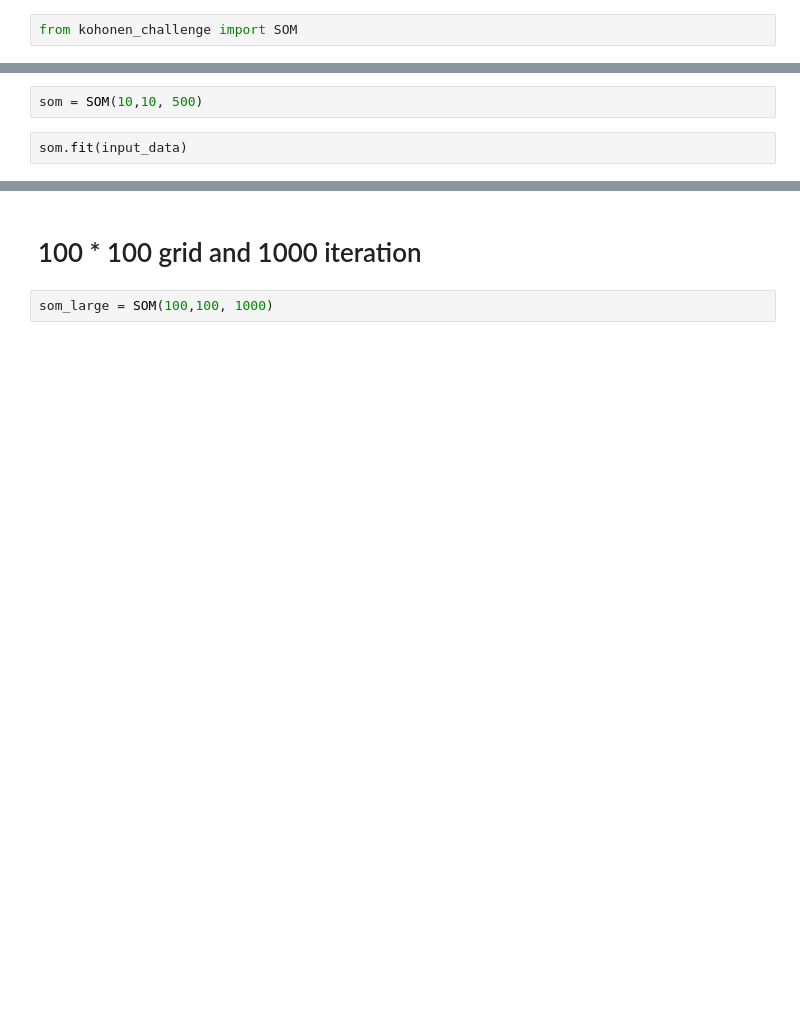
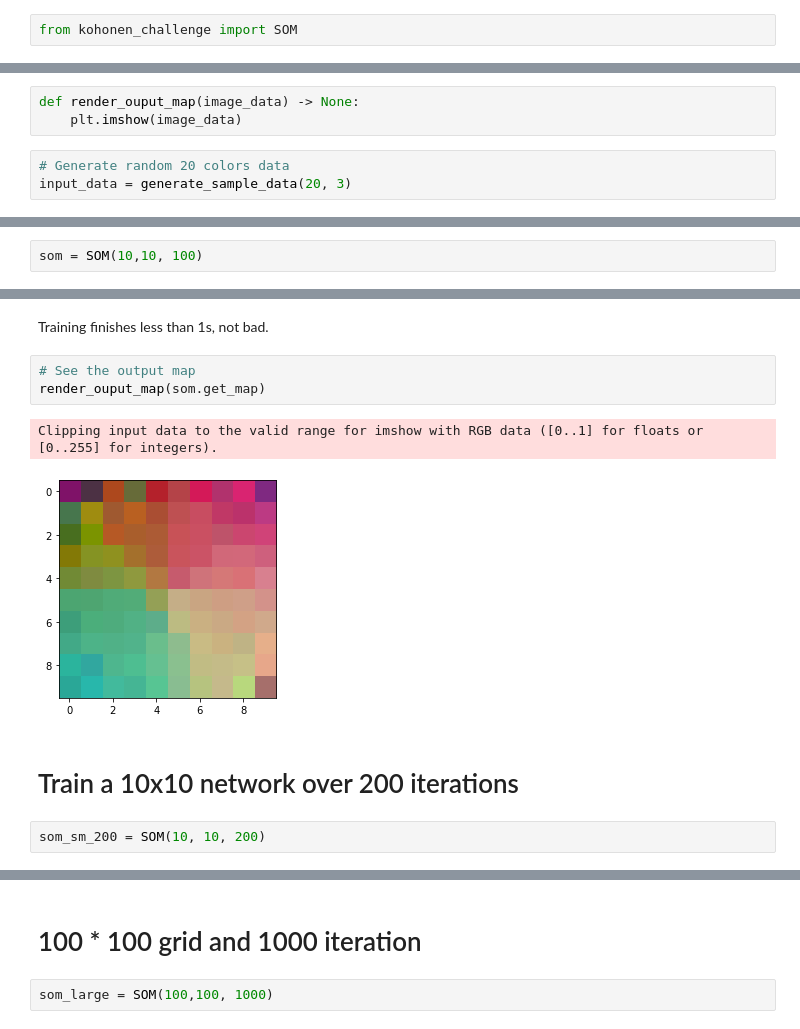
Before and after one commit to transferhp/kohonen-network-challenge, a Jupyter notebook: notebook/som_example.ipynb, the cells around one changed output, grey strips where cells are left out. Drawn from its saved outputs; the diff is of its cells as text; blank space fills up the shorter version.

```diff
--- a/notebook/som_example.ipynb
+++ b/notebook/som_example.ipynb
@@ -40,0 +23,6 @@ array([[0.19151945, 0.62210877, 0.43772774],
+# %%
+def render_ouput_map(image_data) -> None:
+    plt.imshow(image_data)
+# %%
+# Generate random 20 colors data
+input_data = generate_sample_data(20, 3)
@@ -41,4 +31,2 @@ array([[0.19151945, 0.62210877, 0.43772774],
 # %%
-som = SOM(10,10, 500)
+som = SOM(10,10, 100)
-# %%
-som.fit(input_data)
@@ -88,0 +53,12 @@ Wall time: 383 ms
+# %% [markdown]
+Training finishes less than 1s, not bad.
+# %%
+# See the output map
+render_ouput_map(som.get_map)
+# %% [output]
+Clipping input data to the valid range for imshow with RGB data ([0..1] for floats or [0..255] for integers).
+[figure, added]
+# %% [markdown]
+# Train a 10x10 network over 200 iterations
+# %%
+som_sm_200 = SOM(10, 10, 200)
```
Also changed, not shown: parts of 19 cells of this notebook.
